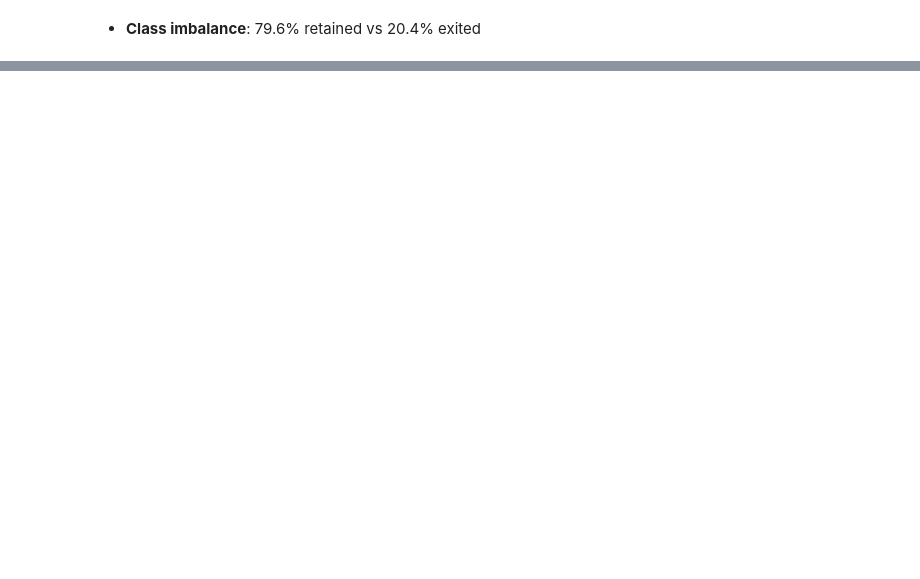
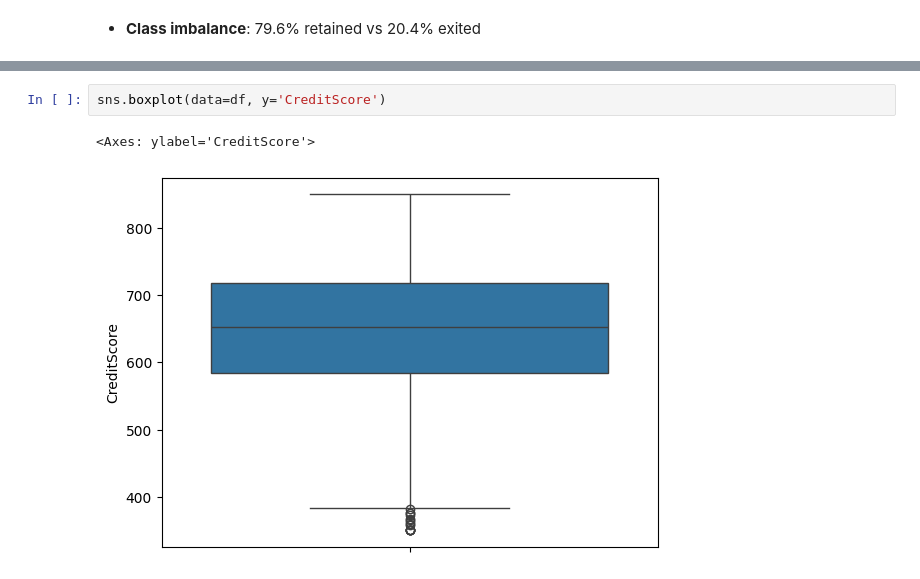
Before and after one commit to Over-Mind1/end-to-end-churn-project, a Jupyter notebook: Notebooks/EDA.ipynb, the cells around one changed output, grey strips where cells are left out. Drawn from its saved outputs; the diff is of its cells as text; blank space fills up the shorter version.

```diff
--- a/Notebooks/EDA.ipynb
+++ b/Notebooks/EDA.ipynb
@@ -105,0 +104,5 @@ Name: proportion, dtype: float64
+# %%
+sns.boxplot(data=df, y='CreditScore')
+# %% [output]
+<Axes: ylabel='CreditScore'>
+[figure, added]
```
Also changed, not shown: parts of 11 cells of this notebook, 4 other files.
